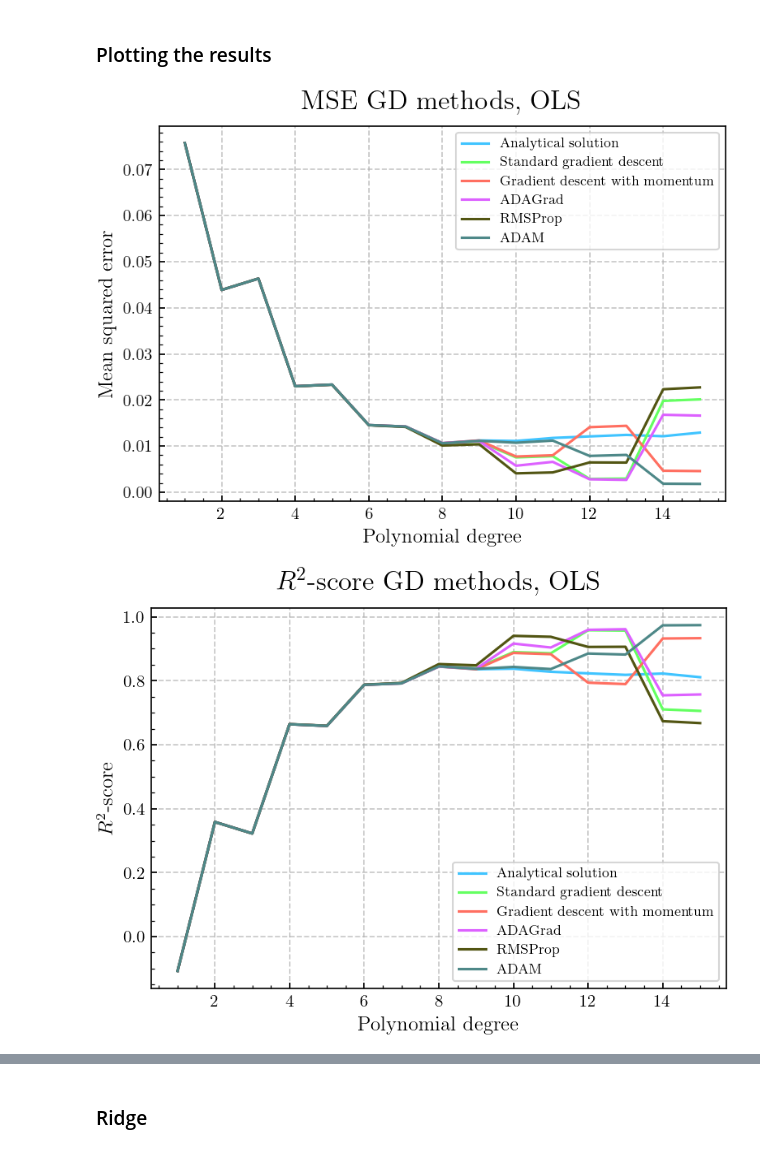
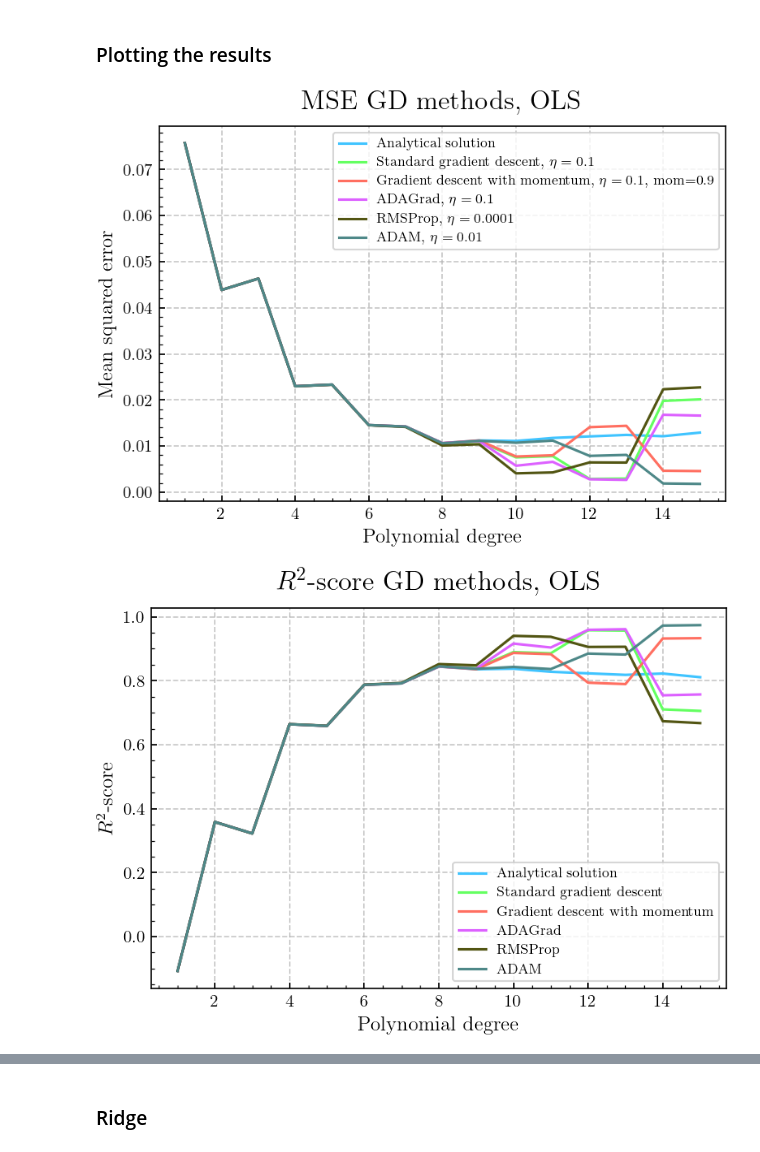
Before and after one commit to egil10/FYSSTK3155, a Jupyter notebook: PROJECT 1/Code/Exd_new.ipynb, the cells around one changed output, grey strips where cells are left out. Drawn from its saved outputs; the diff is of its cells as text; code cells hidden in the pictures.

Commit message:
Updated some plots

```diff
--- a/PROJECT 1/Code/Exd_new.ipynb
+++ b/PROJECT 1/Code/Exd_new.ipynb
@@ -459,11 +459,11 @@ degrees = np.arange(1, deg_max+1)
 
 plt.figure()
 plt.plot(degrees, MSE_closed_form_OLS, label="Analytical solution", color='#40C4FF', linewidth=1.5)
-plt.plot(degrees, MSE_gd_fixed_learning_rate_OLS, label="Standard gradient descent", color="#64FF61", linewidth=1.5)
-plt.plot(degrees, MSE_gd_momentum_OLS, label="Gradient descent with momentum ", color='#FF6F61', linewidth=1.5)
-plt.plot(degrees, MSE_gd_ADAGrad_OLS, label="ADAGrad ", color="#DD61FF", linewidth=1.5)
-plt.plot(degrees, MSE_gd_RMSProp_OLS, label="RMSProp ", color="#525513", linewidth=1.5)
-plt.plot(degrees, MSE_gd_ADAM_OLS, label="ADAM ", color='#4E8888', linewidth=1.5)
+plt.plot(degrees, MSE_gd_fixed_learning_rate_OLS, label="Standard gradient descent, $\eta=0.1$", color="#64FF61", linewidth=1.5)
+plt.plot(degrees, MSE_gd_momentum_OLS, label="Gradient descent with momentum, $\eta=0.1$, mom=0.9 ", color='#FF6F61', linewidth=1.5)
+plt.plot(degrees, MSE_gd_ADAGrad_OLS, label="ADAGrad, $\eta = 0.1$", color="#DD61FF", linewidth=1.5)
+plt.plot(degrees, MSE_gd_RMSProp_OLS, label="RMSProp, $\eta = 0.0001$ ", color="#525513", linewidth=1.5)
+plt.plot(degrees, MSE_gd_ADAM_OLS, label="ADAM, $\eta = 0.01$ ", color='#4E8888', linewidth=1.5)
 plt.title("MSE GD methods, OLS", fontsize=16, fontfamily='sans-serif', pad=10)
 plt.ylabel("Mean squared error", fontsize=12, fontfamily='sans-serif')
 plt.xlabel("Polynomial degree", fontsize=12, fontfamily='sans-serif')
@@ -478,34 +478,34 @@ plt.plot(degrees, R2_score_closed_form_OLS, label="Analytical solution", color='
 plt.plot(degrees, R2_gd_fixed_learning_rate_OLS, label="Standard gradient descent", color='#64FF61', linewidth=1.5)
 plt.plot(degrees, R2_gd_momentum_OLS, label="Gradient descent with momentum", color='#FF6F61', linewidth=1.5)
 plt.plot(degrees, R2_gd_ADAGrad_OLS, label="ADAGrad", color='#DD61FF', linewidth=1.5)
 plt.plot(degrees, R2_gd_RMSProp_OLS, label="RMSProp", color="#525513", linewidth=1.5)
 plt.plot(degrees, R2_gd_ADAM_OLS, label="ADAM", color="#4E8888", linewidth=1.5)
 plt.title("$R^2$-score GD methods, OLS", fontsize=16, fontfamily='sans-serif', pad=10)
 plt.legend(fontsize=8)
 plt.ylabel("$R^2$-score", fontsize=12, fontfamily='sans-serif')
 plt.xlabel("Polynomial degree", fontsize=12, fontfamily='sans-serif')
 plt.grid(True, linestyle='--', alpha=0.7)
 fig = plt.gcf()
 fig.set_size_inches(6, 4)
 plt.savefig("Plots/r2_gradient_descent_methods_OLS.pdf", bbox_inches="tight")
 plt.show()
 
 plt.plot(degrees, num_iterations_gd_fixed_learning_rate_OLS, label="Standard gradient descent", color='#64FF61', linewidth=1.5)
 plt.plot(degrees, num_iterations_gd_momentum_OLS, label="Gradient descent with momentum", color='#FF6F61', linewidth=1.5)
 plt.plot(degrees, num_iterations_gd_ADAGrad_OLS, label="ADAGrad", color='#DD61FF', linewidth=1.5)
 plt.plot(degrees, num_iterations_gd_RMSProp_OLS, label="RMSProp", color='#525513', linewidth=1.5)
 plt.plot(degrees, num_iterations_gd_ADAM_OLS, label="ADAM", color='#4E8888', linewidth=1.5)
 plt.title("Number of iterations, GD methods, OLS", fontsize=16, fontfamily='sans-serif', pad=10)
 plt.ylabel("Number of iterations", fontsize=12, fontfamily='sans-serif')
 plt.xlabel("Polynomial degree", fontsize=12, fontfamily='sans-serif')
 plt.legend(fontsize=8)
 plt.grid(True, linestyle='--', alpha=0.7)
 fig = plt.gcf()
 fig.set_size_inches(6, 4)
 plt.savefig("Plots/number_of_iterations_gradient_descent_methods_OLS.pdf", bbox_inches="tight")
 plt.show()
 # %% [output]
-[figure, old version]
+[figure, new version]
 [figure]
 [figure]
 # %% [markdown]
```
Also changed, not shown: parts of 2 cells of this notebook, 8 other files.
